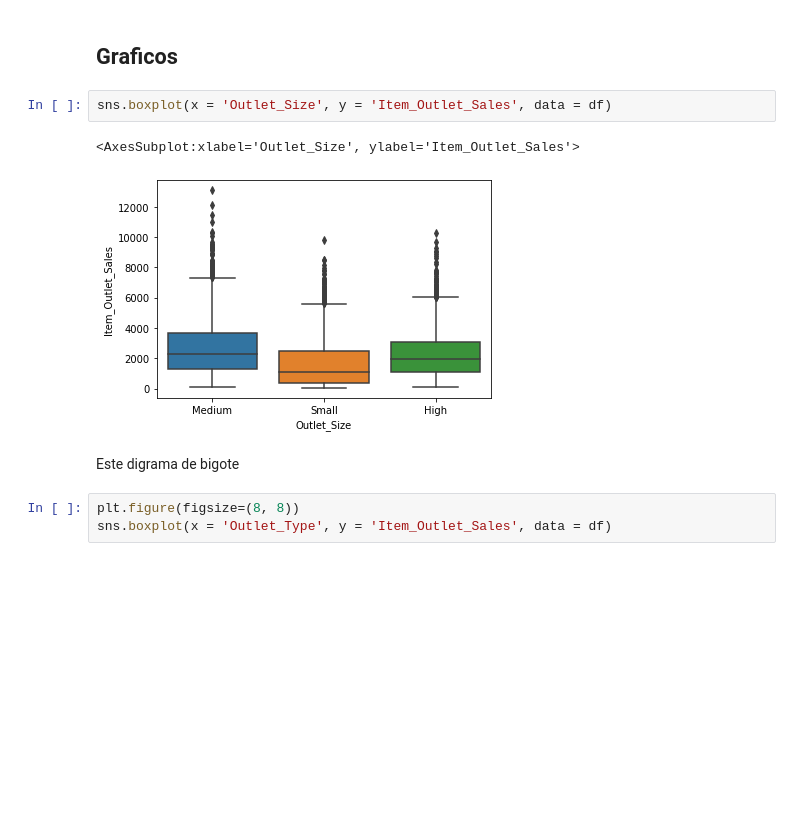
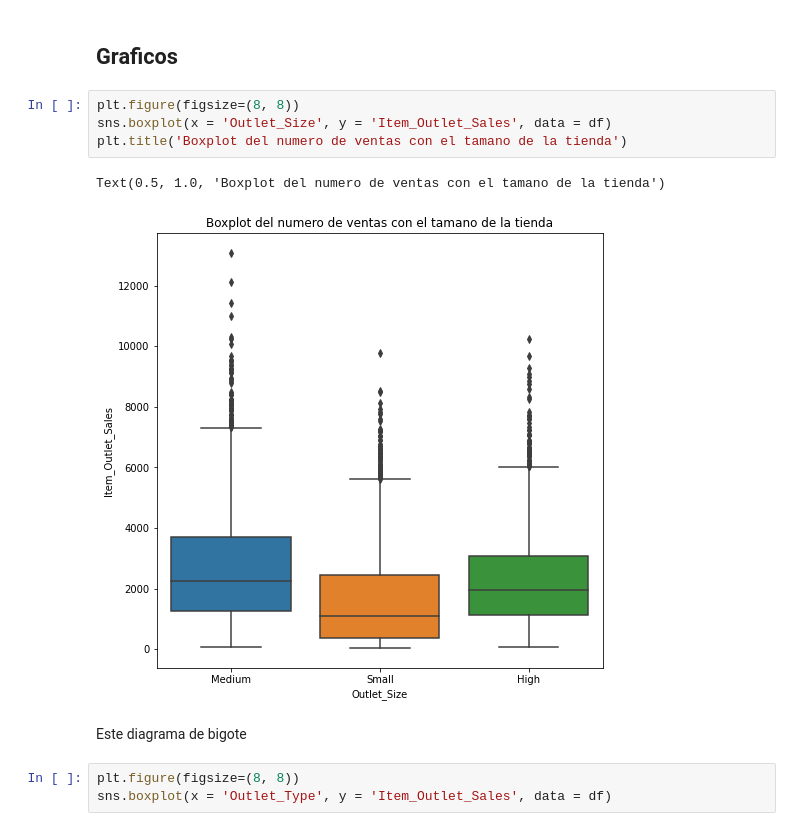
Before and after one commit to jhonnydss/sales-predictions, a Jupyter notebook: sales_predictions.ipynb, the cells around one changed output. Cells and saved outputs as stored; diff of their text form; blank space fills up the shorter version.

```diff
--- a/sales_predictions.ipynb
+++ b/sales_predictions.ipynb
@@ -601,13 +601,15 @@ Item_Outlet_Sales            3493
 dtype: int64
 # %% [markdown]
 ## Graficos
-# %%
-sns.boxplot(x = 'Outlet_Size', y = 'Item_Outlet_Sales', data = df)
-# %% [output]
-<AxesSubplot:xlabel='Outlet_Size', ylabel='Item_Outlet_Sales'>
-[figure, removed]
+# %%
+plt.figure(figsize=(8, 8))
+sns.boxplot(x = 'Outlet_Size', y = 'Item_Outlet_Sales', data = df)
+plt.title('Boxplot del numero de ventas con el tamano de la tienda')
+# %% [output]
+Text(0.5, 1.0, 'Boxplot del numero de ventas con el tamano de la tienda')
+[figure, added]
 # %% [markdown]
-Este digrama de bigote
+Este diagrama de bigote
 # %%
 plt.figure(figsize=(8, 8))
 sns.boxplot(x = 'Outlet_Type', y = 'Item_Outlet_Sales', data = df)
```
Also changed, not shown: parts of 4 cells of this notebook.
